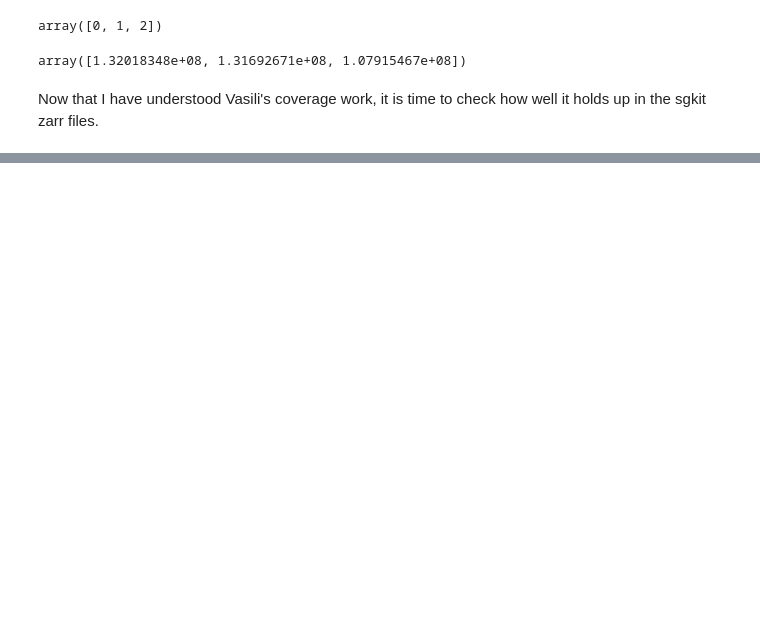
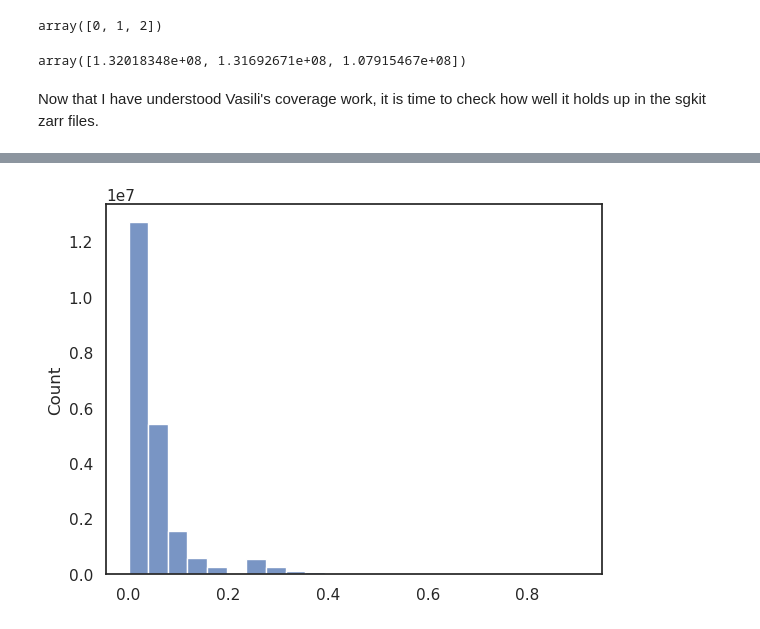
Before and after one commit to erikfogh/selection_primates, a Jupyter notebook: notebooks/pilot03_diversity_checks_gorilla.ipynb, the cells around one changed output, grey strips where cells are left out. Saved outputs shown, nothing was run; the diff lists cells and outputs as text; code cells hidden in the pictures; blank space fills up the shorter version.

```diff
--- a/notebooks/pilot03_diversity_checks_gorilla.ipynb
+++ b/notebooks/pilot03_diversity_checks_gorilla.ipynb
@@ -324,0 +466,2 @@ Window, calculate diversity with unique (single) sample_cohorts, subset for cont
+# %%
+missing_rate = ds.call_genotype_mask[:,:,1].sum(axis=1).values/ds.call_genotype_mask[:,:,1].count(axis=1).values
@@ -324,0 +488,4 @@ Window, calculate diversity with unique (single) sample_cohorts, subset for cont
+# %%
+g = sns.histplot(missing_rate, bins=23)
+# %% [output]
+[figure, added]
```
Also changed, not shown: parts of 47 cells of this notebook, 1 other file.
